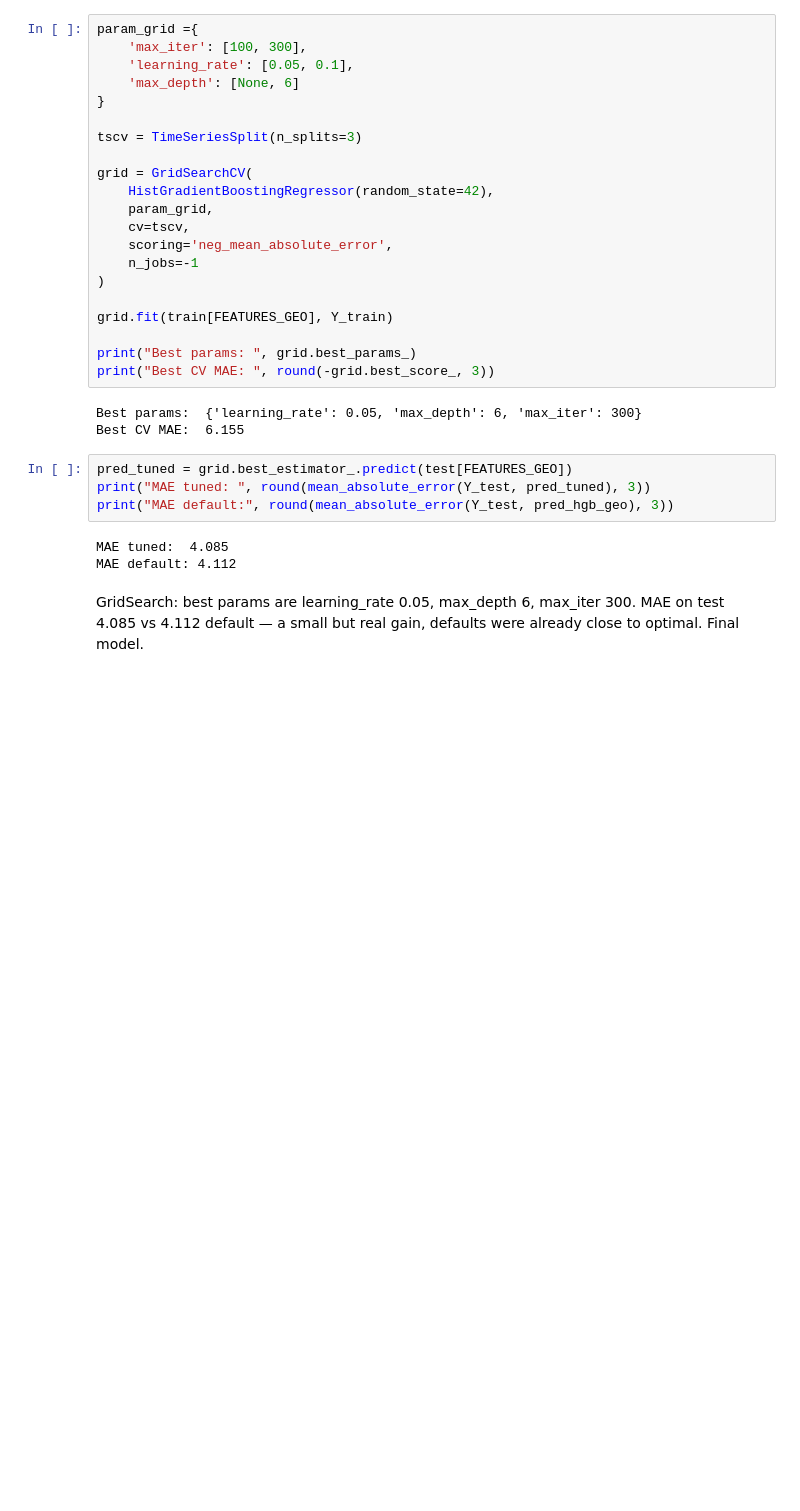
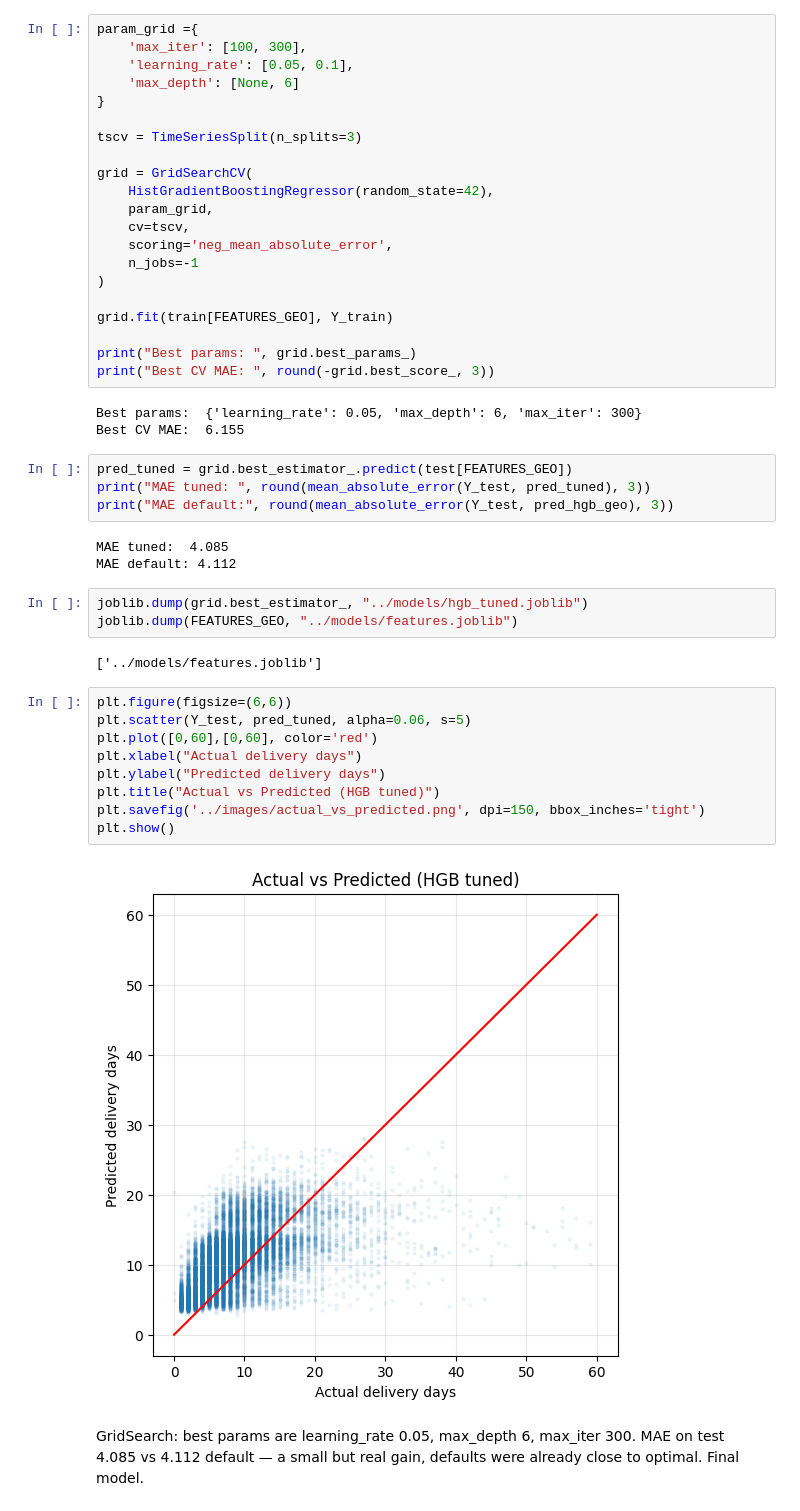
Before and after one commit to arocasim/olist_delivery_risk, a Jupyter notebook: notebooks/02_model.ipynb, the cells around one changed output. Cells and saved outputs as stored; diff of their text form; blank space fills up the shorter version.

Commit message:
Add README, save final model

```diff
--- a/notebooks/02_model.ipynb
+++ b/notebooks/02_model.ipynb
@@ -249,6 +260,22 @@ print("MAE default:", round(mean_absolute_error(Y_test, pred_hgb_geo), 3))
 # %% [output]
 MAE tuned:  4.085
 MAE default: 4.112
+# %%
+joblib.dump(grid.best_estimator_, "../models/hgb_tuned.joblib")
+joblib.dump(FEATURES_GEO, "../models/features.joblib")
+# %% [output]
+['../models/features.joblib']
+# %%
+plt.figure(figsize=(6,6))
+plt.scatter(Y_test, pred_tuned, alpha=0.06, s=5)
+plt.plot([0,60],[0,60], color='red')
+plt.xlabel("Actual delivery days")
+plt.ylabel("Predicted delivery days")
+plt.title("Actual vs Predicted (HGB tuned)")
+plt.savefig('../images/actual_vs_predicted.png', dpi=150, bbox_inches='tight')
+plt.show()
+# %% [output]
+[figure, added]
 # %% [markdown]
 GridSearch: best params are learning_rate 0.05, max_depth 6, max_iter 300. MAE on test 4.085 vs 4.112 default — a small but real gain, defaults were already close to optimal. Final model.
 # %%
```
Also changed, not shown: parts of 4 cells of this notebook, 8 other files.
